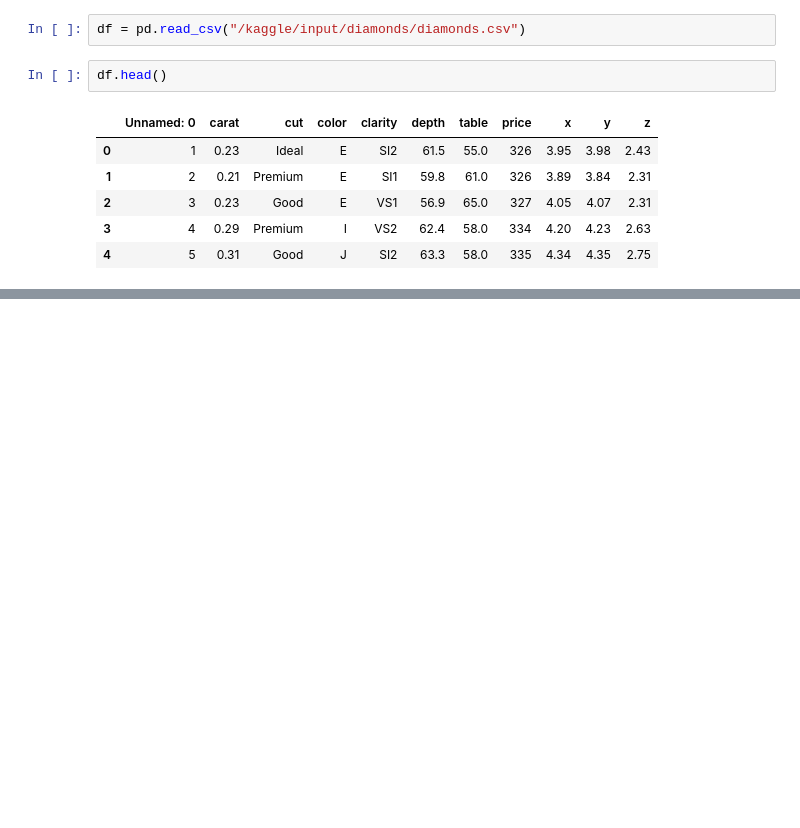
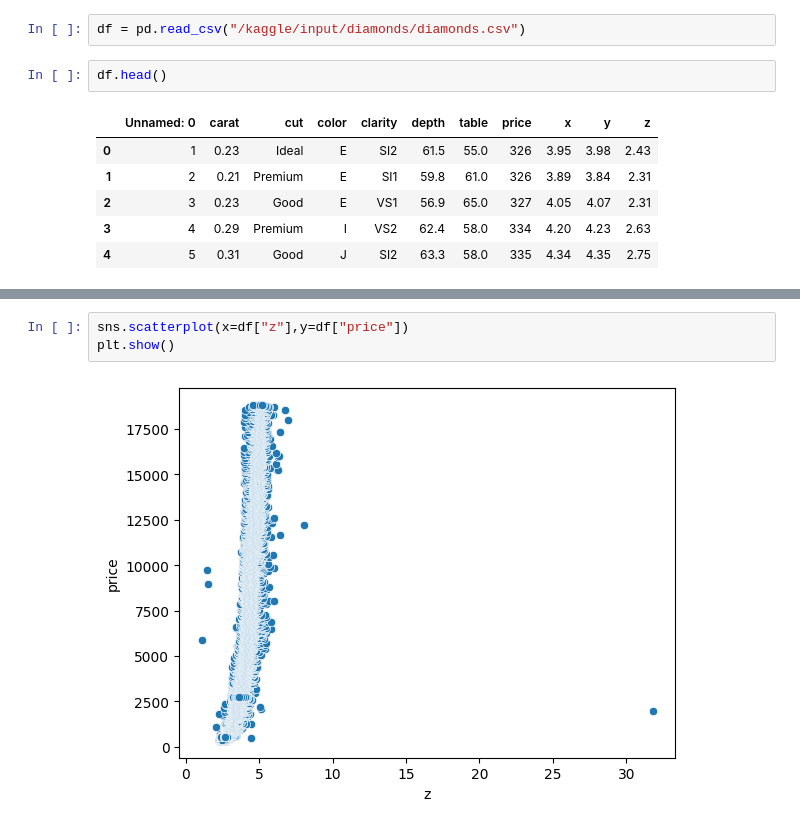
Before and after one commit to atanurgul/DiamondsDataML, a Jupyter notebook: MLdiamonds.ipynb, the cells around one changed output, grey strips where cells are left out. Saved outputs shown, nothing was run; the diff lists cells and outputs as text; blank space fills up the shorter version.

```diff
--- a/MLdiamonds.ipynb
+++ b/MLdiamonds.ipynb
@@ -34,0 +158,5 @@ df.head()
+# %%
+sns.scatterplot(x=df["z"],y=df["price"])
+plt.show()
+# %% [output]
+[figure, added]
```
Also changed, not shown: parts of 38 cells of this notebook.
